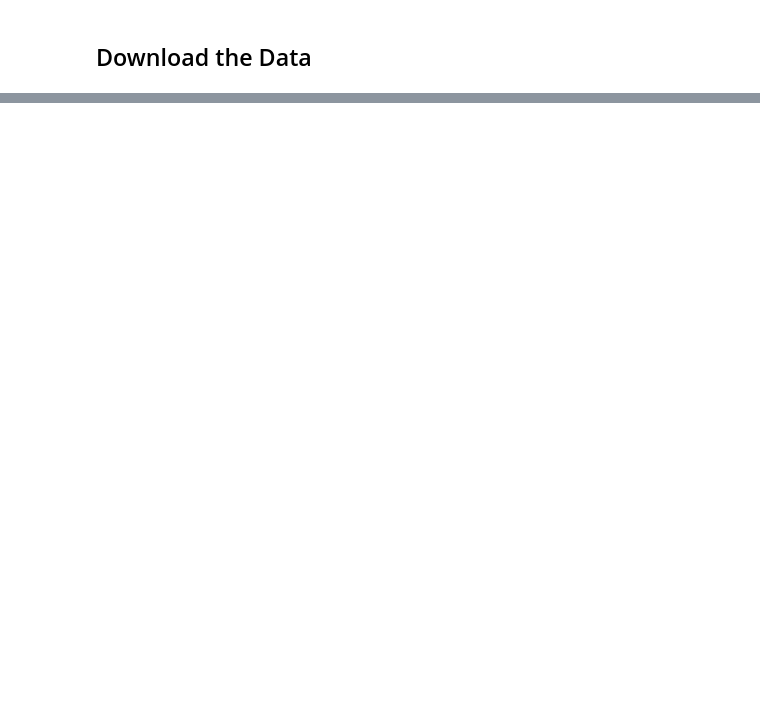
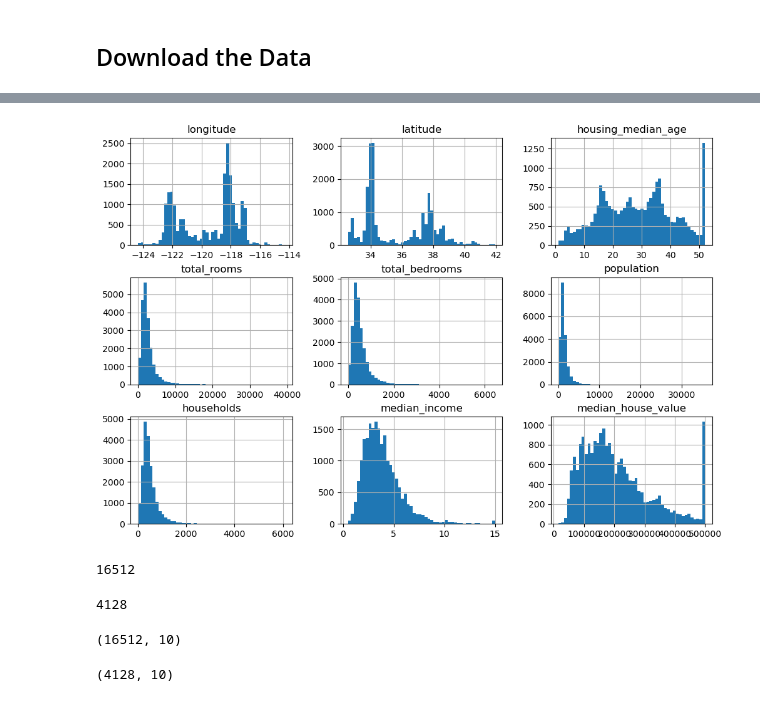
Before and after one commit to Johanypf/principos_ML, a Jupyter notebook: District_pricing/distring_pricing.ipynb, the cells around one changed output, grey strips where cells are left out. Saved outputs shown, nothing was run; the diff lists cells and outputs as text; code cells hidden in the pictures; blank space fills up the shorter version.

```diff
--- a/District_pricing/distring_pricing.ipynb
+++ b/District_pricing/distring_pricing.ipynb
@@ -28,0 +73,6 @@ housing.head()
+# %%
+import matplotlib.pyplot as  plt
+housing.hist(bins=50, figsize=(12,8))
+plt.show()
+# %% [output]
+[figure, added]
@@ -28,0 +88,9 @@ housing.head()
+# %%
+train_set, test_set = shuffle_and_split_data(housing, 0.2)
+len(train_set)
+# %% [output]
+16512
+# %%
+len(test_set)
+# %% [output]
+4128
@@ -28,0 +103,8 @@ housing.head()
+# %%
+train_set.shape
+# %% [output]
+(16512, 10)
+# %%
+test_set.shape
+# %% [output]
+(4128, 10)
```
Also changed, not shown: parts of 23 cells of this notebook.
